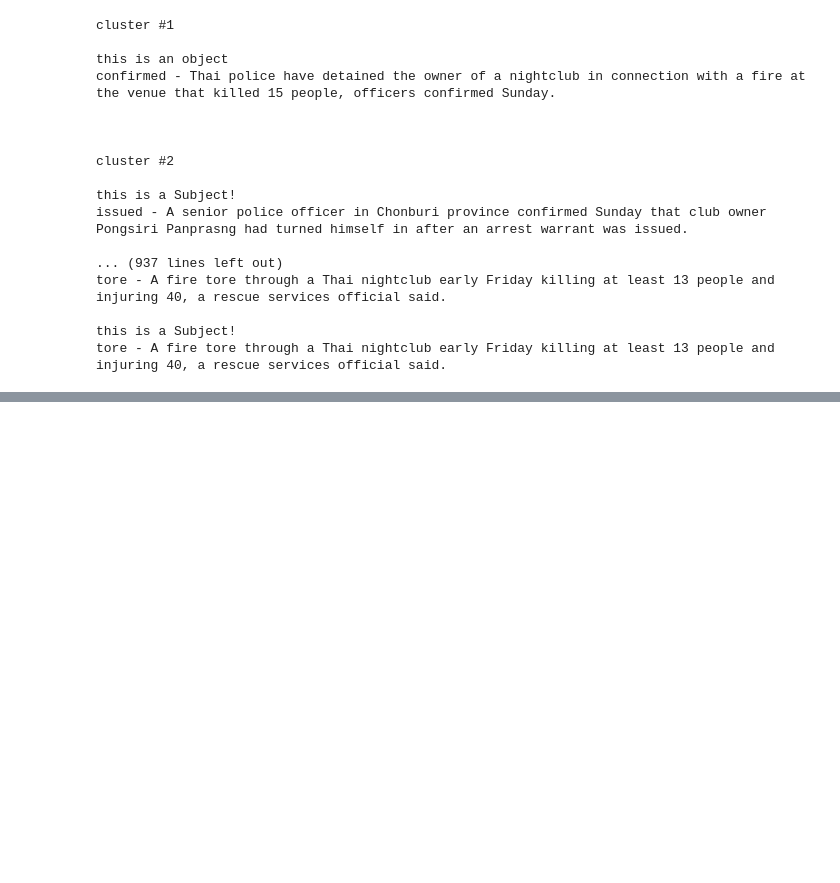
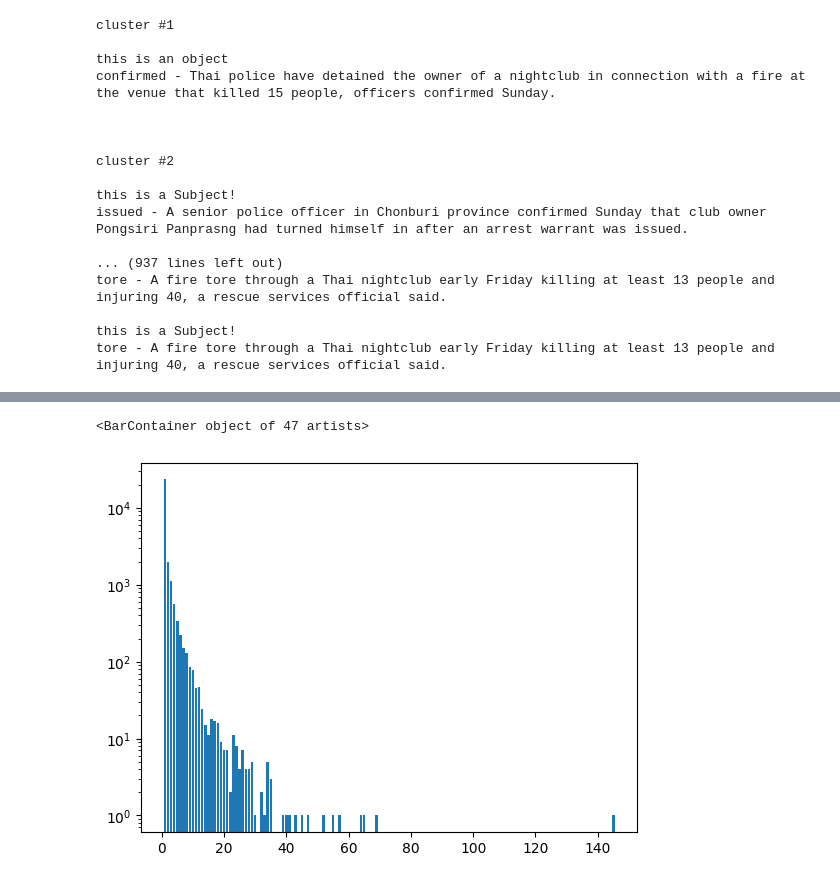
Before and after one commit to ANR-kFLOW/KG2Narrative, a Jupyter notebook: get_statistics.ipynb, the cells around one changed output, grey strips where cells are left out. Saved outputs shown, nothing was run; the diff lists cells and outputs as text; code cells hidden in the pictures; blank space fills up the shorter version.

Commit message:
Updated statistics code for producing statistics about the clustering

```diff
--- a/get_statistics.ipynb
+++ b/get_statistics.ipynb
@@ -126,0 +208,7 @@ tore - A fire tore through a Thai nightclub early Friday killing at least 13 peo
+# %%
+import matplotlib.pyplot as plt
+
+plt.bar(list(length_clusters.keys()), length_clusters.values(), log=True)
+# %% [output]
+<BarContainer object of 47 artists>
+[figure, added]
```
Also changed, not shown: parts of 5 cells of this notebook.
